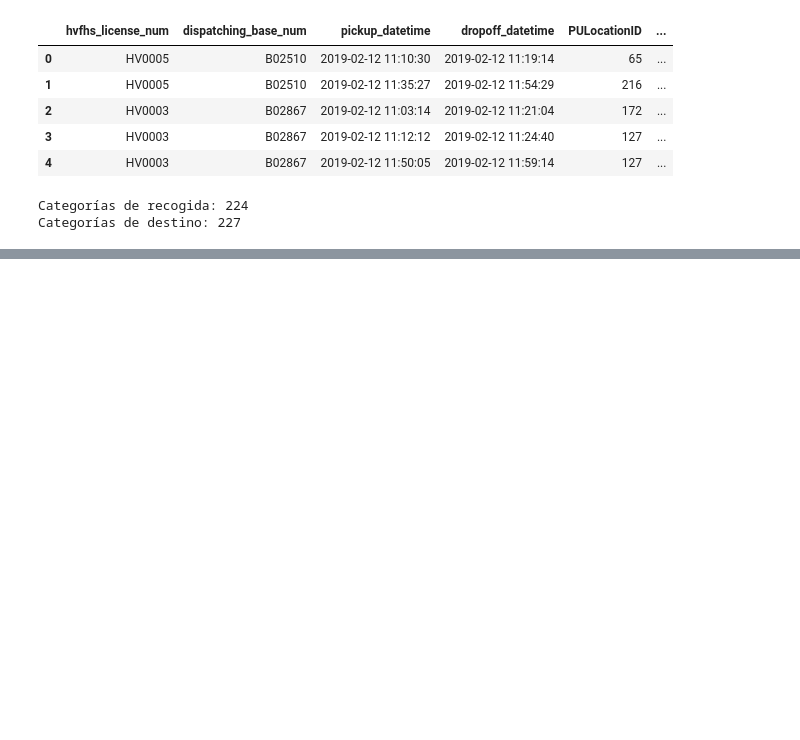
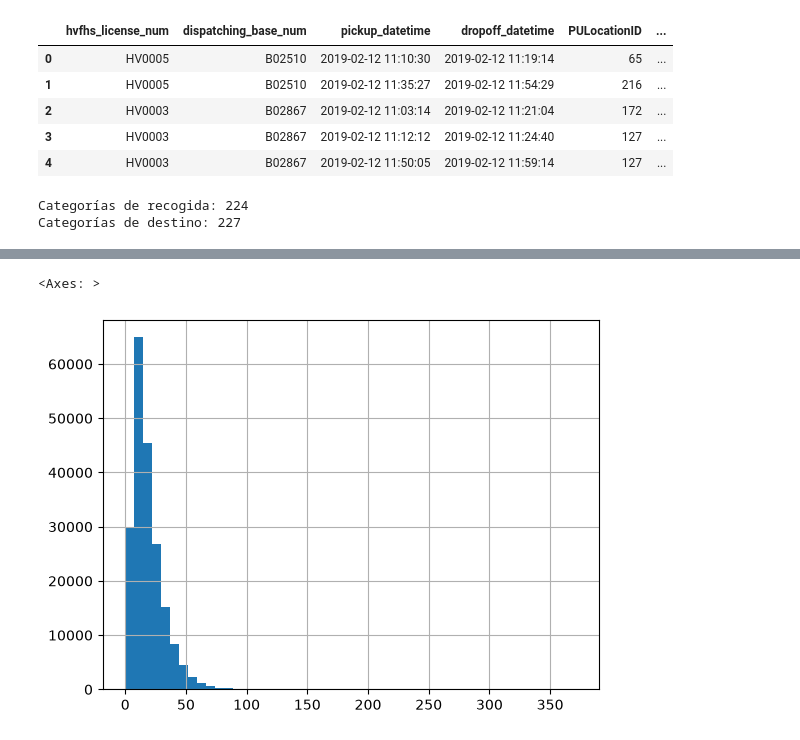
Before and after one commit to carolinamesacurso/proyecto-taxis, a Jupyter notebook: taxis.ipynb, the cells around one changed output, grey strips where cells are left out. Drawn from its saved outputs; the diff is of its cells as text; code cells hidden in the pictures; blank space fills up the shorter version.

```diff
--- a/taxis.ipynb
+++ b/taxis.ipynb
@@ -381,0 +479,5 @@ Zona original: 138
+# %%
+taxisClean['duracion'].hist(bins=50)
+# %% [output]
+<Axes: >
+[figure, added]
```
Also changed, not shown: parts of 22 cells of this notebook.
